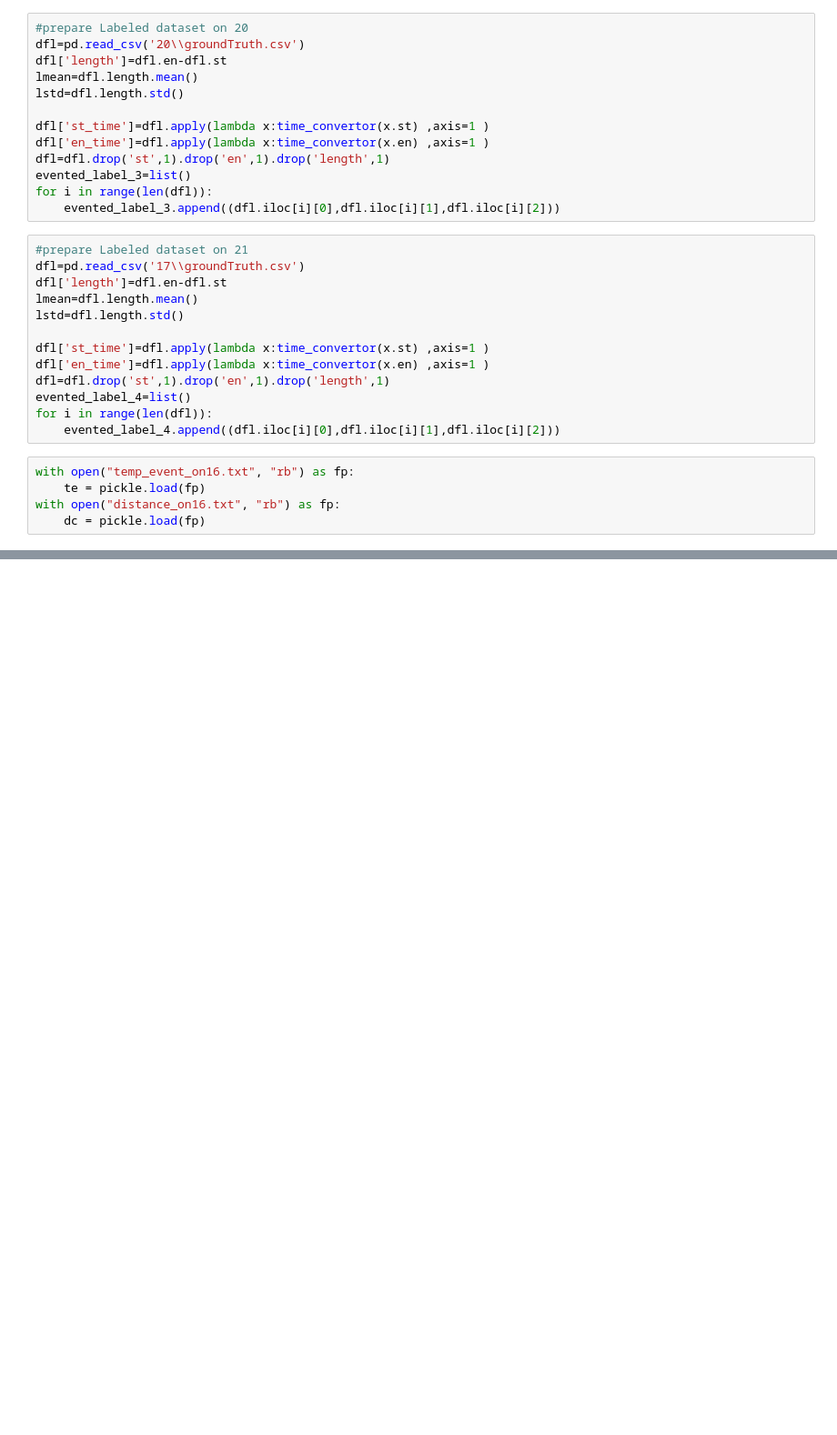
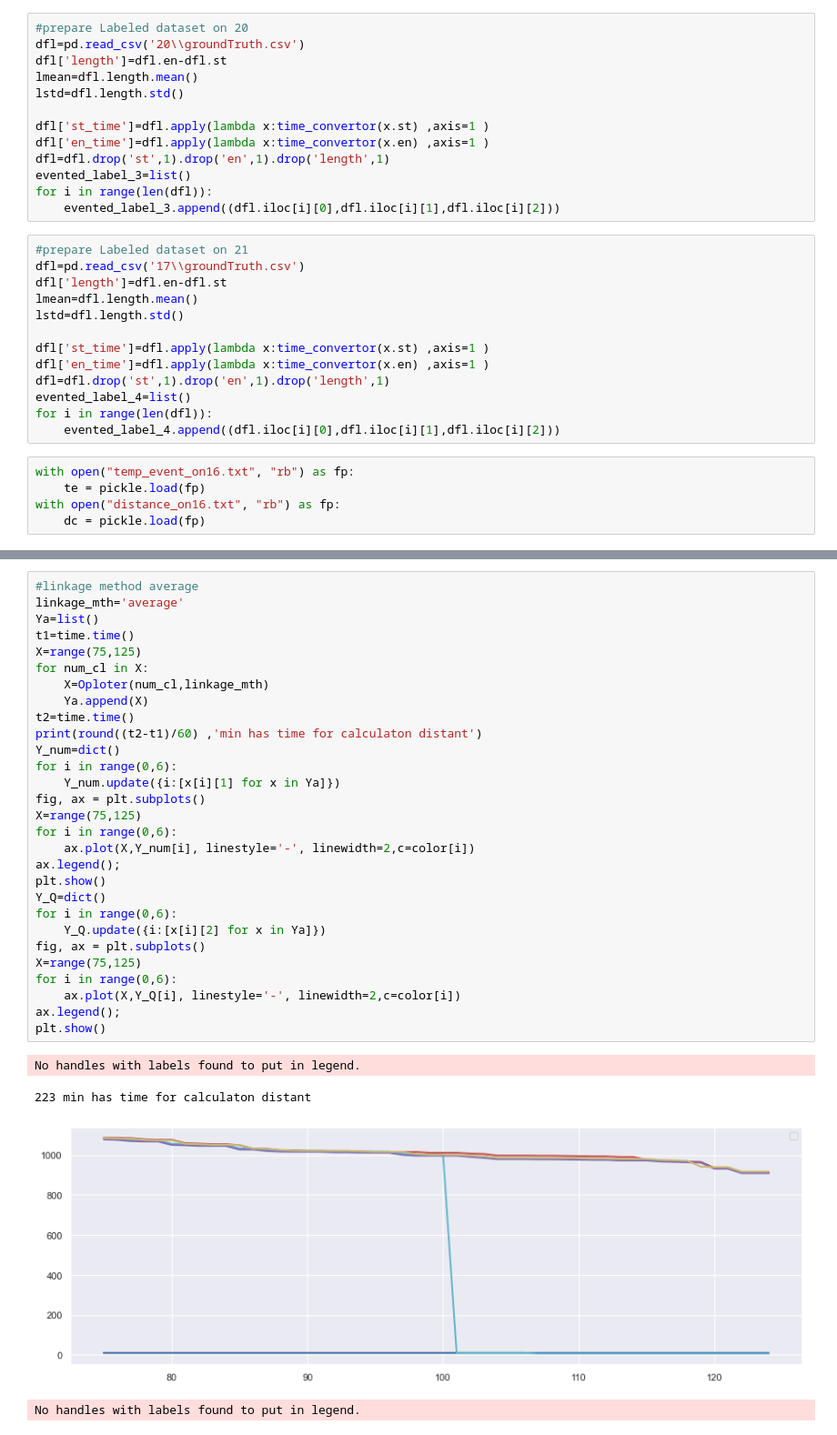
Before and after one commit to HosseinlGholami/BehavePart2, a Jupyter notebook: 16 with all ground event clustering.ipynb, the cells around one changed output, grey strips where cells are left out. Shown: that part at 91% size. Drawn from its saved outputs; the diff is of its cells as text; blank space fills up the shorter version.

Commit message:
new_labeled

```diff
--- a/16 with all ground event clustering.ipynb
+++ b/16 with all ground event clustering.ipynb
@@ -268,0 +341,34 @@ print(round((t2-t1)/60) ,'min has time for calculaton distant')
+# %%
+#linkage method average
+linkage_mth='average'
+Ya=list()
+t1=time.time()
+X=range(75,125)
+for num_cl in X:
+    X=Oploter(num_cl,linkage_mth)
+    Ya.append(X)
+t2=time.time()
+print(round((t2-t1)/60) ,'min has time for calculaton distant')
+Y_num=dict()
+for i in range(0,6):
+    Y_num.update({i:[x[i][1] for x in Ya]})
+fig, ax = plt.subplots()
+X=range(75,125)
+for i in range(0,6):
+    ax.plot(X,Y_num[i], linestyle='-', linewidth=2,c=color[i])
+ax.legend();
+plt.show()
+Y_Q=dict()
+for i in range(0,6):
+    Y_Q.update({i:[x[i][2] for x in Ya]})
+fig, ax = plt.subplots()
+X=range(75,125)
+for i in range(0,6):
+    ax.plot(X,Y_Q[i], linestyle='-', linewidth=2,c=color[i])
+ax.legend();
+plt.show()
+# %% [output]
+No handles with labels found to put in legend.
+223 min has time for calculaton distant
+[figure, added]
+No handles with labels found to put in legend.
```
Also changed, not shown: parts of 16 cells of this notebook, 5 other files.
